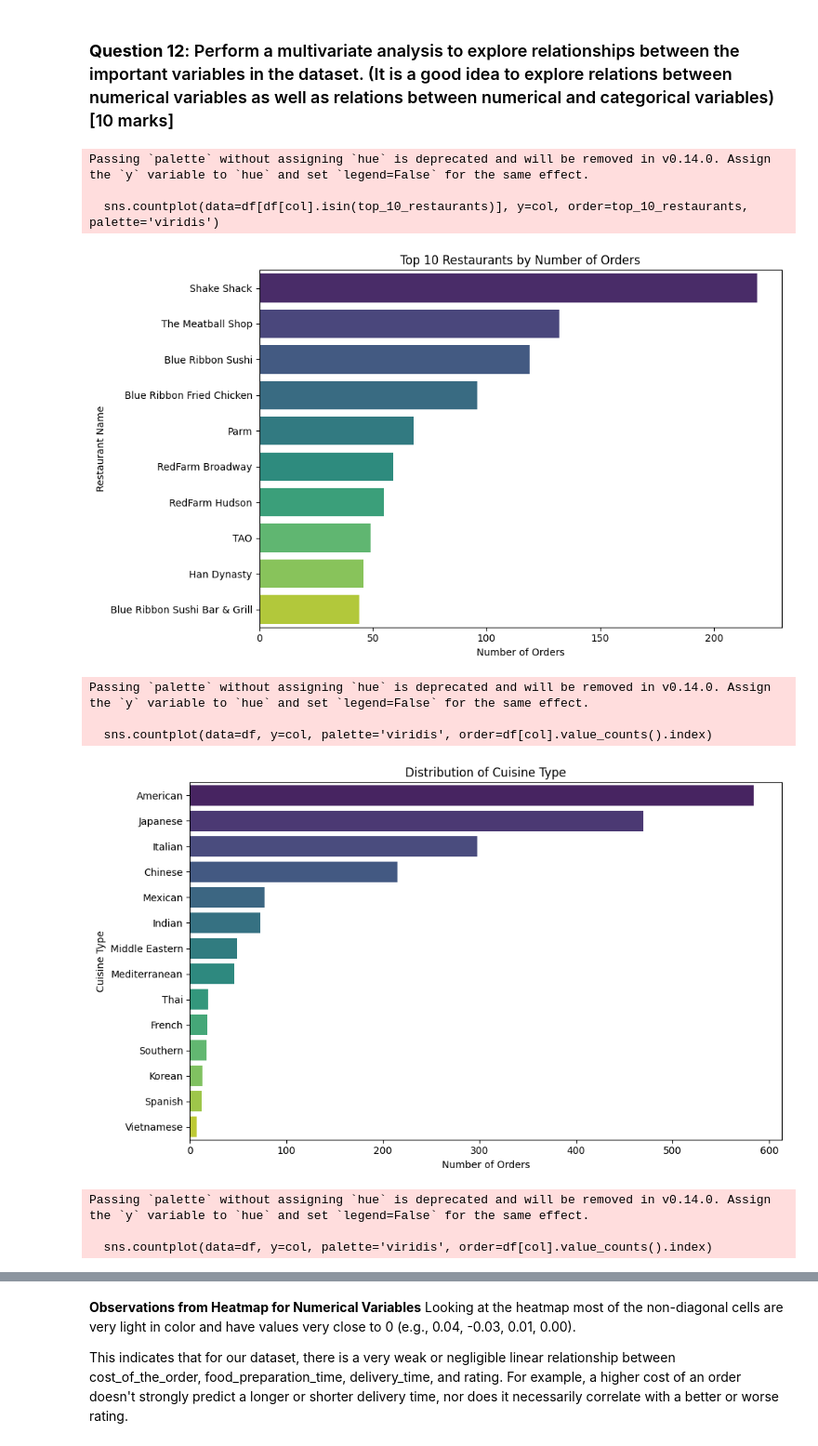
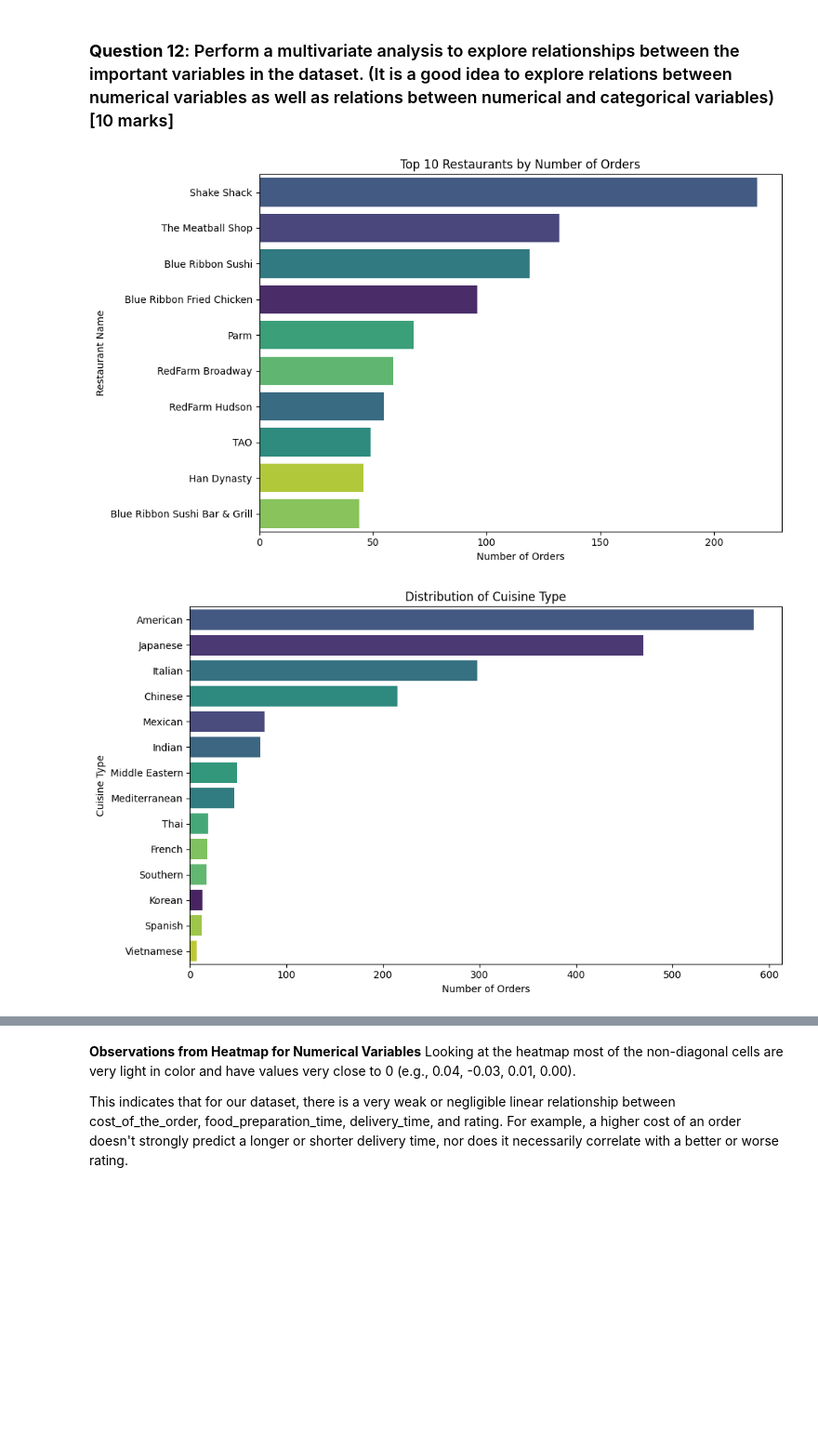
Before and after one commit to gitenterpriseengineer/Data-Structure-Algorithm-Programs, a Jupyter notebook: FoodHub_Full_Code.ipynb, the cells around one changed output, grey strips where cells are left out. Shown: that part at 93% size. Saved outputs shown, nothing was run; the diff lists cells and outputs as text; code cells hidden in the pictures; blank space fills up the shorter version.

```diff
--- a/FoodHub_Full_Code.ipynb
+++ b/FoodHub_Full_Code.ipynb
@@ -383,38 +383,29 @@ Top 3 customers are 52832, 47440 and 83287 with respective oreder count of 13 ,
 # %%
 # Write the code here
 
 ## Correlation Heatmap for Numerical Variables
 
 categorical_cols = ['restaurant_name', 'cuisine_type', 'day_of_the_week']
 
 for col in categorical_cols:
     plt.figure(figsize=(10, 6))
     if col == 'restaurant_name':
         # Get top 10 restaurants
         top_10_restaurants = df[col].value_counts().head(10).index
-        sns.countplot(data=df[df[col].isin(top_10_restaurants)], y=col, order=top_10_restaurants, palette='viridis')
+        sns.countplot(data=df[df[col].isin(top_10_restaurants)], y=col, order=top_10_restaurants, hue=col , palette='viridis')
         plt.title(f'Top 10 Restaurants by Number of Orders')
         plt.xlabel('Number of Orders')
         plt.ylabel(col.replace("_", " ").title())
     else:
-        sns.countplot(data=df, y=col, palette='viridis', order=df[col].value_counts().index)
+        sns.countplot(data=df, y=col, palette='viridis', hue=col, order=df[col].value_counts().index)
         plt.title(f'Distribution of {col.replace("_", " ").title()}')
         plt.xlabel('Number of Orders')
         plt.ylabel(col.replace("_", " ").title())
     plt.tight_layout()
     plt.show()
 # %% [output]
-Passing `palette` without assigning `hue` is deprecated and will be removed in v0.14.0. Assign the `y` variable to `hue` and set `legend=False` for the same effect.
-
-  sns.countplot(data=df[df[col].isin(top_10_restaurants)], y=col, order=top_10_restaurants, palette='viridis')
-[figure, old version]
+[figure, new version]
-Passing `palette` without assigning `hue` is deprecated and will be removed in v0.14.0. Assign the `y` variable to `hue` and set `legend=False` for the same effect.
-
-  sns.countplot(data=df, y=col, palette='viridis', order=df[col].value_counts().index)
-[figure, old version]
+[figure, new version]
-Passing `palette` without assigning `hue` is deprecated and will be removed in v0.14.0. Assign the `y` variable to `hue` and set `legend=False` for the same effect.
-
-  sns.countplot(data=df, y=col, palette='viridis', order=df[col].value_counts().index)
 [figure]
 # %% [markdown]
 **Observations from Heatmap for Numerical Variables**
```
Also changed, not shown: parts of 1 cell of this notebook.
